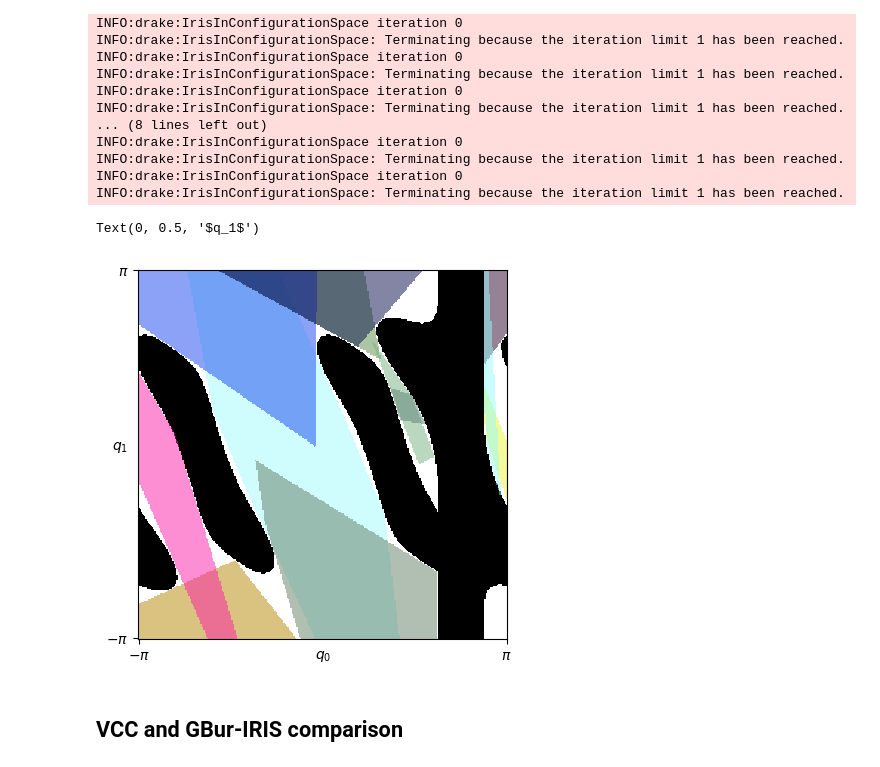
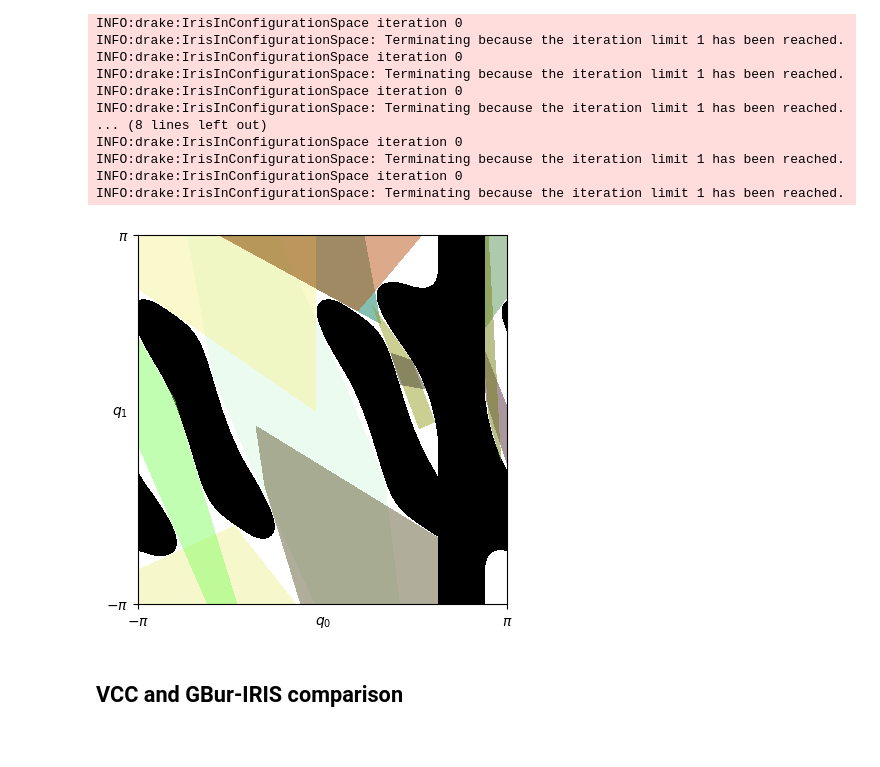
Before and after one commit to dkreho1/GBurIRIS, a Jupyter notebook: VCCBur.ipynb, the cells around one changed output. Cells and saved outputs as stored; diff of their text form; code cells hidden in the pictures.

```diff
--- a/VCCBur.ipynb
+++ b/VCCBur.ipynb
@@ -495,7 +492,7 @@ INFO:drake:Finished adding cliques. Total of 3 clique added. Number of cliques l
 INFO:drake:3 new sets added in IrisFromCliqueCover at iteration 1. Total sets = 6
 INFO:drake:Current Fraction of Domain Covered = 0.9006
 # %%
-N = 250
+N = 1000
 visualize2dConfigSpace(plt, checker, N, Rgba(0, 0, 0, 1))
 
 for region in vcc_regions:
@@ -505,5 +502,5 @@ for region in vcc_regions:
 plt.xticks([0, N-1], ["$-\pi$", "$\pi$"])
 plt.yticks([0, N-1], ["$\pi$", "$-\pi$"])
 plt.xlabel("$q_0$", labelpad=-10)
-plt.ylabel("$q_1$", labelpad=-10, rotation=0)
+_ = plt.ylabel("$q_1$", labelpad=-10, rotation=0)
 # %% [output]
@@ -595,7 +591,7 @@ INFO:drake:IrisInConfigurationSpace: Terminating because the iteration limit 1 h
 Coverage: 0.9184
 Num. of regions: 9
 # %%
-N = 250
+N = 1000
 visualize2dConfigSpace(plt, checker, N, Rgba(0, 0, 0, 1))
 
 for region in vcc_regions:
@@ -605,5 +601,5 @@ for region in vcc_regions:
 plt.xticks([0, N-1], ["$-\pi$", "$\pi$"])
 plt.yticks([0, N-1], ["$\pi$", "$-\pi$"])
 plt.xlabel("$q_0$", labelpad=-10)
-plt.ylabel("$q_1$", labelpad=-10, rotation=0)
+_ = plt.ylabel("$q_1$", labelpad=-10, rotation=0)
 # %% [output]
@@ -642,5 +638,5 @@ INFO:drake:IrisInConfigurationSpace: Terminating because the iteration limit 1 h
 # %%
-N = 250
+N = 1000
 visualize2dConfigSpace(plt, checker, N, Rgba(0, 0, 0, 1))
 
 for region in vcc_regions:
@@ -650,5 +646,5 @@ for region in vcc_regions:
 plt.xticks([0, N-1], ["$-\pi$", "$\pi$"])
 plt.yticks([0, N-1], ["$\pi$", "$-\pi$"])
 plt.xlabel("$q_0$", labelpad=-10)
-plt.ylabel("$q_1$", labelpad=-10, rotation=0)
+_ = plt.ylabel("$q_1$", labelpad=-10, rotation=0)
 # %% [output]
@@ -870,7 +862,7 @@ INFO:drake:IrisInConfigurationSpace: Terminating because the iteration limit 1 h
 INFO:drake:IrisInConfigurationSpace iteration 0
 INFO:drake:IrisInConfigurationSpace: Terminating because the iteration limit 1 has been reached.
 # %%
-N = 250
+N = 1000
 visualize2dConfigSpace(plt, checker, N, Rgba(0, 0, 0, 1))
 
 for region, bur in zip(gBurIRISregions, gBurs):
@@ -881,5 +873,5 @@ for region, bur in zip(gBurIRISregions, gBurs):
 plt.xticks([0, N-1], ["$-\pi$", "$\pi$"])
 plt.yticks([0, N-1], ["$\pi$", "$-\pi$"])
 plt.xlabel("$q_0$", labelpad=-10)
-plt.ylabel("$q_1$", labelpad=-10, rotation=0)
+_ = plt.ylabel("$q_1$", labelpad=-10, rotation=0)
 # %% [output]
@@ -931,20 +922,19 @@ INFO:drake:IrisInConfigurationSpace: Terminating because the iteration limit 1 h
 INFO:drake:IrisInConfigurationSpace iteration 0
 INFO:drake:IrisInConfigurationSpace: Terminating because the iteration limit 1 has been reached.
 # %%
-N = 250
+N = 1000
 visualize2dConfigSpace(plt, checker, N, Rgba(0, 0, 0, 1))
 
 for region in gBurIRISregions:
     color = Rgba(np.random.uniform(), np.random.uniform(), np.random.uniform(), 0.5)
     visualize2dIrisPolytope(plt, checker.plant(), region, N, color)
 
 plt.xticks([0, N-1], ["$-\pi$", "$\pi$"])
 plt.yticks([0, N-1], ["$\pi$", "$-\pi$"])
 plt.xlabel("$q_0$", labelpad=-10)
-plt.ylabel("$q_1$", labelpad=-10, rotation=0)
+_ = plt.ylabel("$q_1$", labelpad=-10, rotation=0)
 # %% [output]
-Text(0, 0.5, '$q_1$')
-[figure, old version]
+[figure, new version]
 # %% [markdown]
 ## VCC and GBur-IRIS comparison
 # %% [markdown]
```
Also changed, not shown: parts of 21 cells of this notebook.
